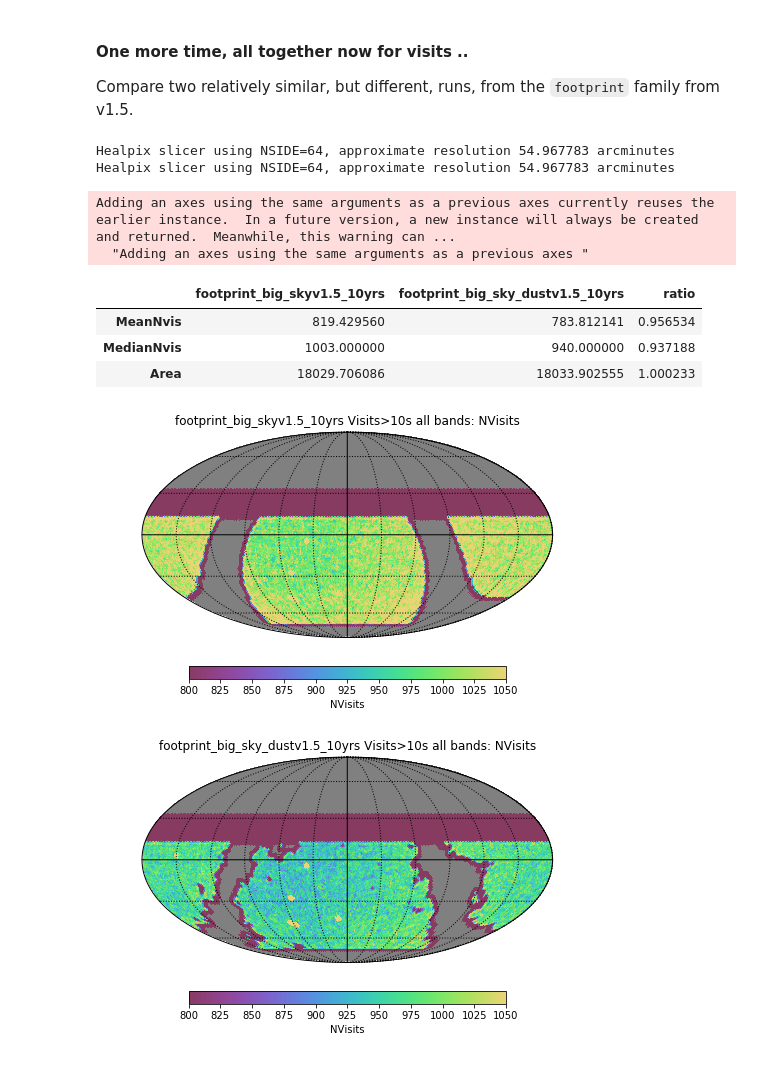
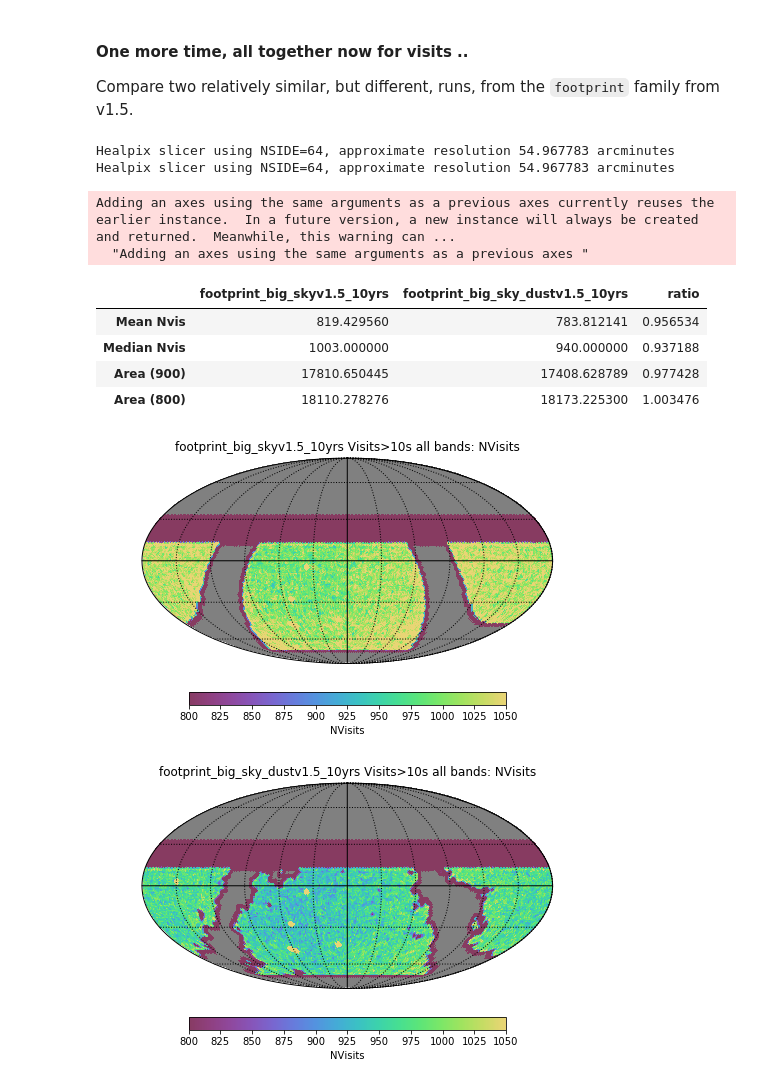
Before and after one commit to lsst-pst/survey_strategy, a Jupyter notebook: fbs_1.7/FootprintMaps.ipynb, the cells around one changed output. Drawn from its saved outputs; the diff is of its cells as text; code cells hidden in the pictures.

```diff
--- a/fbs_1.7/FootprintMaps.ipynb
+++ b/fbs_1.7/FootprintMaps.ipynb
@@ -176,14 +160,19 @@ Adding an axes using the same arguments as a previous axes currently reuses the
 # %%
 nside = 64
-T = 825
+T = 900
+N = 825
 medianNvis = {}
 meanNvis = {}
 areaT = {}
+areaN = {}
 for r in runs:
     medianNvis[r] = np.median(bundles[r].metricValues.compressed())
     meanNvis[r] = np.mean(bundles[r].metricValues.compressed())
     areaT[r] = len(np.where(bundles[r].metricValues > T)[0]) * hp.nside2pixarea(nside, degrees=True)
-d = pd.DataFrame([meanNvis, medianNvis, areaT], index=['MeanNvis', 'MedianNvis', 'Area'], columns=runs)
+    areaN[r] = len(np.where(bundles[r].metricValues > N)[0]) * hp.nside2pixarea(nside, degrees=True)
+
+d = pd.DataFrame([meanNvis, medianNvis, areaT, areaN],
+                 index=['Mean Nvis', 'Median Nvis', f'Area ({T})', f'Area ({N})'], columns=runs)
 d['ratio'] = d[r1] / d[r2]
 d
 # %% [output]
@@ -211,17 +201,7 @@ for r in runs:
 
 r1 = runs[1]
 r2 = runs[0]
-difference = bundles[r1].metricValues.filled(0) - \
-                bundles[r2].metricValues.filled(0)
-mask = bundles[r1].metricValues.mask & bundles[r2].metricValues.mask
-
-# It's easiest to put this back into a new MetricBundle, as then we can use all of our 'regular' tools to plot
-bundles['diff'] = copy.deepcopy(bundles[r1])
-bundles['diff'].plotDict = {}
-bundles['diff'].runName = f'{r1} - {r2}'
-bundles['diff'].fileRoot = 'difference'
-
-bundles['diff'].metricValues = ma.MaskedArray(data=difference, mask=mask, fill_value=hp.UNSEEN)
+bundles['diff'] = subtractMetricBundles(bundles[r1], bundles[r2])
 # %% [output]
 Healpix slicer using NSIDE=64, approximate resolution 54.967783 arcminutes
 Healpix slicer using NSIDE=64, approximate resolution 54.967783 arcminutes
@@ -231,7 +211,7 @@ ph = plots.PlotHandler(outDir='test', figformat='png', thumbnail=False)
 
 # Just plot the sky map
 plotFunc = plots.HealpixSkyMap()
-plotDict = {'colorMin': -0.8, 'colorMax':+0.8}
+plotDict = {'colorMin': -0.8, 'colorMax':+0.4}
 
 for r in runs:
     ph.setMetricBundles([bundles[r]])
@@ -271,16 +251,7 @@ for r in runs:
 
 r1 = runs[1]
 r2 = runs[0]
-difference = bundles[r1].metricValues.filled(0) - \
-                bundles[r2].metricValues.filled(0)
-mask = bundles[r1].metricValues.mask & bundles[r2].metricValues.mask
-
-# It's easiest to put this back into a new MetricBundle, as then we can use all of our 'regular' tools to plot
-bundles['diff'] = copy.deepcopy(bundles[r1])
-bundles['diff'].plotDict = {}
-bundles['diff'].runName = f'{r1} - {r2}'
-bundles['diff'].fileRoot = 'difference'
-bundles['diff'].metricValues = ma.MaskedArray(data=difference, mask=mask, fill_value=hp.UNSEEN)
+bundles['diff'] = subtractMetricBundles(bundles[r1], bundles[r2])
 
 
 # Plot both -- we'll start using the PlotHandler because it's a bit easier to update plot parameters
@@ -293,38 +264,44 @@ for r in runs:
     ph.setMetricBundles([bundles[r]])
     ph.plot(plotFunc=plotFunc, plotDicts=plotDict)
 
 plotDict = {'colorMin': -300, 'colorMax': 300, 'cmap': 'RdBu',
            'figsize': (8, 6)}
 ph.setMetricBundles([bundles['diff']])
 ph.plot(plotFunc, plotDicts=plotDict)
 
 ph.setMetricBundles([bundles[r1], bundles[r2]])
 plotDicts = [{'cumulative': -1, 'color':'blue'},
              {'cumulative': -1, 'color':'orange',
              'xMin':200, 'xMax': 1050}]
 ph.plot(plotFunc=plots.HealpixHistogram(), plotDicts=plotDicts)
 
 nside = 64
-T = 825
+T = 900
+N = 800
 medianNvis = {}
 meanNvis = {}
 areaT = {}
+areaN = {}
 for r in runs:
     medianNvis[r] = np.median(bundles[r].metricValues.compressed())
     meanNvis[r] = np.mean(bundles[r].metricValues.compressed())
     areaT[r] = len(np.where(bundles[r].metricValues > T)[0]) * hp.nside2pixarea(nside, degrees=True)
-d = pd.DataFrame([meanNvis, medianNvis, areaT], index=['MeanNvis', 'MedianNvis', 'Area'], columns=runs)
+    areaN[r] = len(np.where(bundles[r].metricValues > N)[0]) * hp.nside2pixarea(nside, degrees=True)
+
+d = pd.DataFrame([meanNvis, medianNvis, areaT, areaN],
+                 index=['Mean Nvis', 'Median Nvis', f'Area ({T})', f'Area ({N})'], columns=runs)
 d['ratio'] = d[r1] / d[r2]
 d
 # %% [output]
 Healpix slicer using NSIDE=64, approximate resolution 54.967783 arcminutes
 Healpix slicer using NSIDE=64, approximate resolution 54.967783 arcminutes
 Adding an axes using the same arguments as a previous axes currently reuses the earlier instance.  In a future version, a new instance will always be created and returned.  Meanwhile, this warning can ...
   "Adding an axes using the same arguments as a previous axes "
 |  | footprint_big_skyv1.5_10yrs | footprint_big_sky_dustv1.5_10yrs | ratio |
-| MeanNvis | 819.429560 | 783.812141 | 0.956534 |
-| MedianNvis | 1003.000000 | 940.000000 | 0.937188 |
-| Area | 18029.706086 | 18033.902555 | 1.000233 |
+| Mean Nvis | 819.429560 | 783.812141 | 0.956534 |
+| Median Nvis | 1003.000000 | 940.000000 | 0.937188 |
+| Area (900) | 17810.650445 | 17408.628789 | 0.977428 |
+| Area (800) | 18110.278276 | 18173.225300 | 1.003476 |
 [figure]
 [figure]
 [figure]
```
Also changed, not shown: parts of 18 cells of this notebook.
